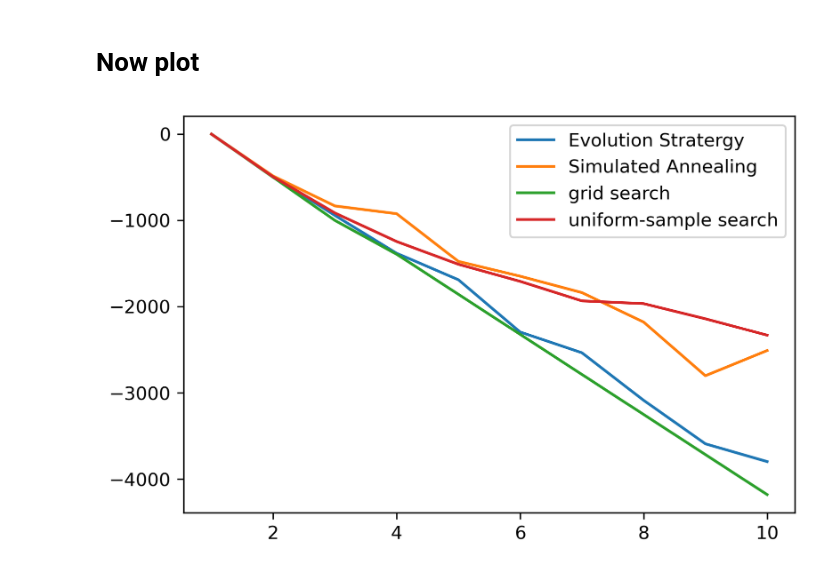
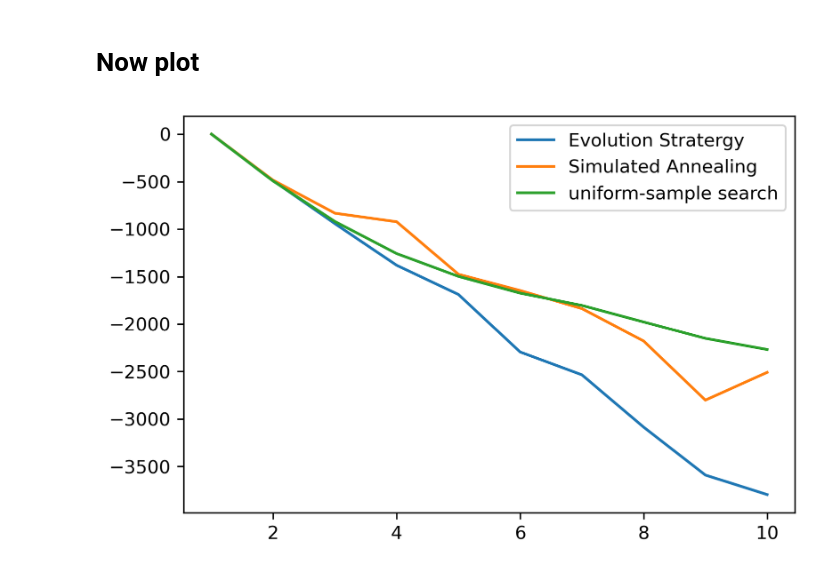
Before and after one commit to lollcat/Metaheuristic_optimisation, a Jupyter notebook: Performance with DIM.ipynb, the cells around one changed output. Cells and saved outputs as stored; diff of their text form; code cells hidden in the pictures.

```diff
--- a/Performance with DIM.ipynb
+++ b/Performance with DIM.ipynb
@@ -15,8 +20,8 @@ from random_search import run_with_multiple_seeds
 # %%
 random_search_results = []
 for dim in range(1,10+1):
-    mean_objective = run_with_multiple_seeds(dim, n_runs=10)
+    mean_objective, std_objective, mean_runtime = run_with_multiple_seeds(dim, rana_func, n_runs=10)
     random_search_results.append([dim, mean_objective])
-    print(dim, mean_objective)
+    print(dim, mean_objective,std_objective, mean_runtime)
 random_search_results = np.array(random_search_results)
 # %% [output]
@@ -84,11 +119,18 @@ os.listdir(SA_parent_loc)
  'SIMP_only_alpha_markov_chain1610699448.6798203.pkl']
 # %%
 SA_file = 'many_dim1610782755.6754386.pkl'
-ES_result_list = pickle.load(open(SA_parent_loc + SA_file, "rb"))
+SA_result_list = pickle.load(open(SA_parent_loc + SA_file, "rb"))
+
+SA_file_ROS =  'Rosenbrock__many_dim1610816011.6750093.pkl'
+SA_result_list_ROS = pickle.load(open(SA_parent_loc + SA_file_ROS, "rb"))
 # %%
 SA_results_df = pd.DataFrame()
-for result in ES_result_list:
+for result in SA_result_list:
     SA_results_df = SA_results_df.append(result, ignore_index=True)
+# %%
+SA_results_df_ROS = pd.DataFrame()
+for result in SA_result_list_ROS:
+    SA_results_df_ROS = SA_results_df_ROS.append(result, ignore_index=True)
 # %% [markdown]
 # LOAD ES
 # %%
@@ -112,9 +164,9 @@ for result in ES_result_list:
 # %%
 plt.plot(ES_results_df["x_length"], ES_results_df["mean_performance_final"], label="Evolution Stratergy")
 plt.plot(SA_results_df["x_length"], SA_results_df["mean_performance_final"], label="Simulated Annealing")
-plt.plot(grid_search_results[:, 0], grid_search_results[:, 1], label="grid search")
+#plt.plot(grid_search_results[:, 0], grid_search_results[:, 1], label="grid search")
 plt.plot(random_search_results[:, 0], random_search_results[:, 1], label="uniform-sample search")
 plt.legend()
 plt.savefig("./Figures/DIM.png")
 # %% [output]
-[figure, old version]
+[figure, new version]
```
Also changed, not shown: parts of 13 cells of this notebook, 24 other files.
